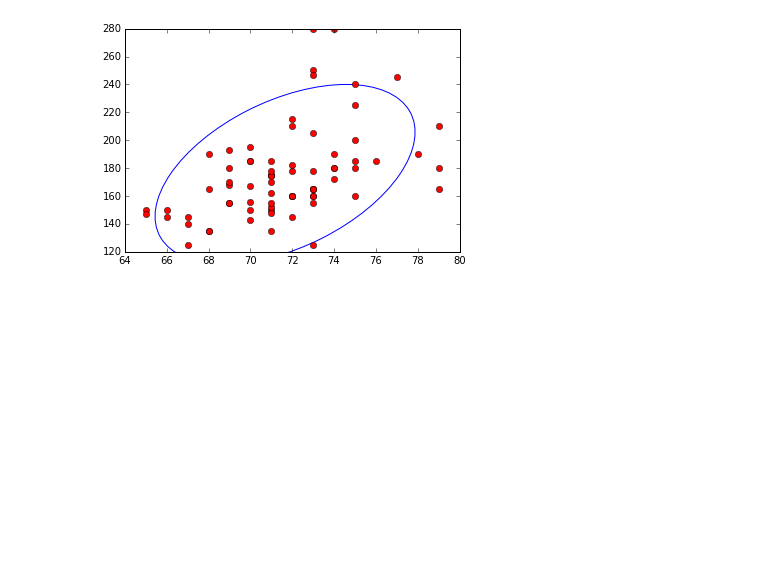
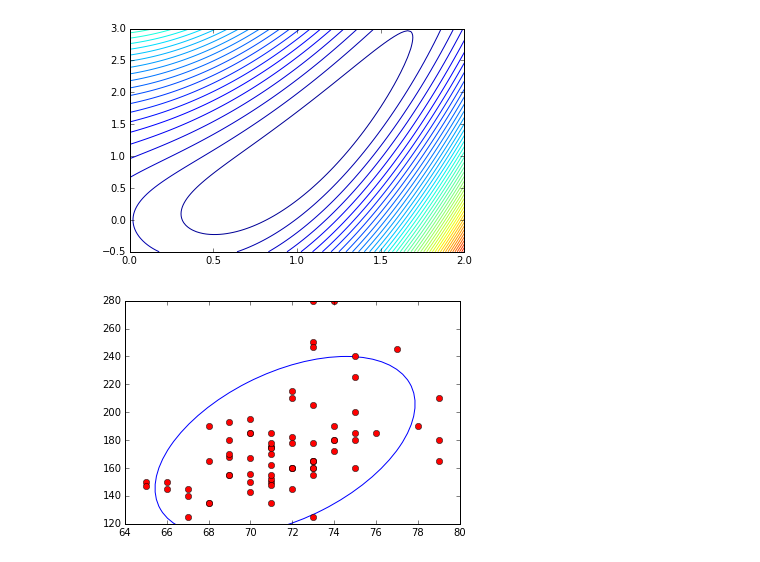
Before and after one commit to gregclinton/murphy, a Jupyter notebook: contour.ipynb, the cells around one changed output. Saved outputs shown, nothing was run; the diff lists cells and outputs as text; code cells hidden in the pictures; blank space fills up the shorter version.

```diff
--- a/contour.ipynb
+++ b/contour.ipynb
@@ -5,6 +5,19 @@ from matplotlib.patches import Ellipse
 from numpy.linalg import eigh
 import numpy as np
 import htwt
+# %%
+f = lambda theta: 0.5 * ((theta[0] ** 2 - theta[1]) ** 2 + (theta[0] - 1) ** 2)
+
+x = np.linspace(0.0, 2.0, 101)
+y = np.linspace(-0.5, 3.0, 101)
+levels = np.linspace(0, 12, 51)
+X, Y = np.meshgrid(x, y)
+Z = [[f([xx, yy]) for xx in x] for yy in y]
+
+plt.contour(X, Y, Z, levels = levels)
+plt.show()
+# %% [output]
+[figure, added]
 # %%
 X, y = htwt.get()
 X = X[y == 1]
```
